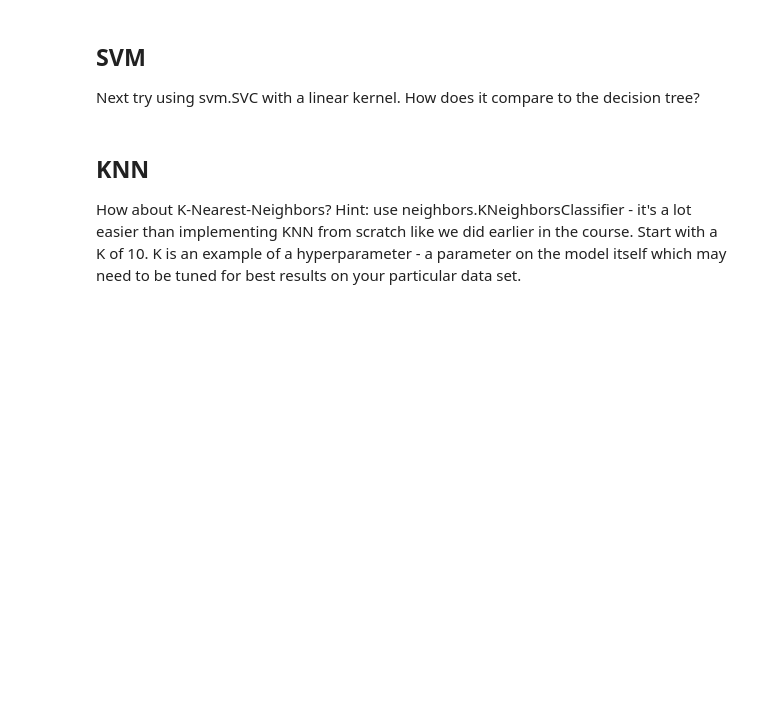
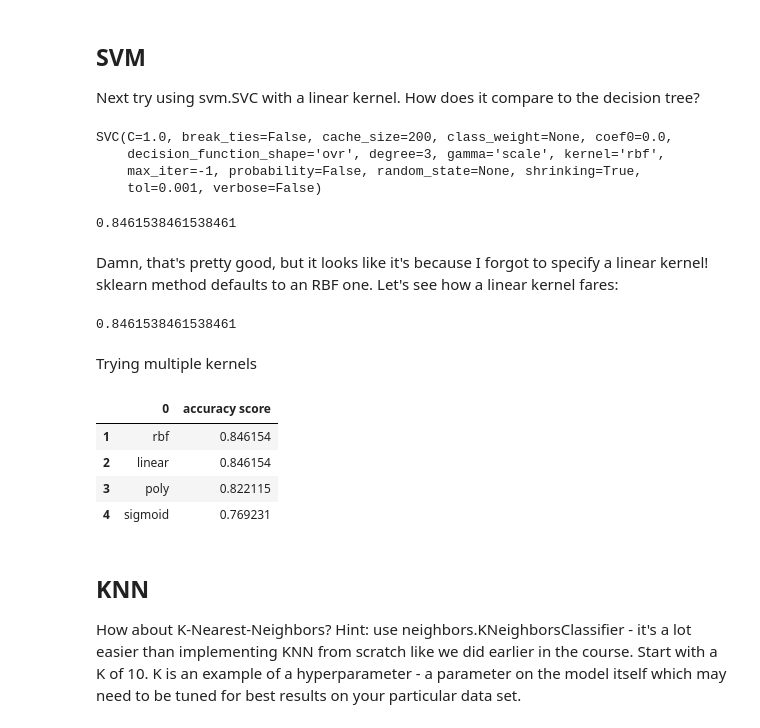
Before and after one commit to amontagut8/Adrians-Landfill, a Jupyter notebook: FinalProjectAssignment.ipynb, the cells around one changed output. Drawn from its saved outputs; the diff is of its cells as text; code cells hidden in the pictures; blank space fills up the shorter version.

```diff
--- a/FinalProjectAssignment.ipynb
+++ b/FinalProjectAssignment.ipynb
@@ -223,3 +223,14 @@ print(rf_cross_val_score.mean())
 ## SVM
 
 Next try using svm.SVC with a linear kernel. How does it compare to the decision tree?
+# %%
+from sklearn.svm import SVC
+
+svc_classifier = SVC()
+
+svc_classifier.fit(X_train, y_train)
+# %% [output]
+SVC(C=1.0, break_ties=False, cache_size=200, class_weight=None, coef0=0.0,
+    decision_function_shape='ovr', degree=3, gamma='scale', kernel='rbf',
+    max_iter=-1, probability=False, random_state=None, shrinking=True,
+    tol=0.001, verbose=False)
@@ -226,3 +239,54 @@ Next try using svm.SVC with a linear kernel. How does it compare to the decision
+# %%
+svc_accuracy = accuracy_score(svc_output, y_test)
+
+print(svc_accuracy)
+# %% [output]
+0.8461538461538461
+# %% [markdown]
+Damn, that's pretty good, but it looks like it's because I forgot to specify a linear kernel! sklearn method defaults to an RBF one. Let's see how a linear kernel fares:
+# %%
+svc_classifier_linear = SVC(kernel="linear")
+
+svc_classifier_linear.fit(X_train, y_train)
+
+svc_linear_output = svc_classifier_linear.predict(X_test)
+
+svc_accuracy_LINEAR = accuracy_score(svc_linear_output, y_test)
+
+print(svc_accuracy_LINEAR)
+# %% [output]
+0.8461538461538461
+# %% [markdown]
+Trying multiple kernels
+# %%
+kernels = ["rbf", "linear", "poly", "sigmoid"]
+
+accuracy_scores =[]
+
+for x in range(len(kernels)):
+        classifier = SVC(kernel=kernels[x])
+        classifier.fit(X_train, y_train)
+        classifier_output = classifier.predict(X_test)
+        classifier_accuracy = accuracy_score(classifier_output, y_test)
+        accuracy_scores.append(classifier_accuracy)
+
+#Combine both together
+
+accuracy_scores = pd.DataFrame(kernels, accuracy_scores)
+
+accuracy_scores["accuracy score"] = accuracy_scores.index
+
+accuracy_scores.index=[1,2,3,4]
+
+#accuracy_scores.rename(columns={0: "Kernel"})
+
+accuracy_scores
+# %% [output]
+|  | 0 | accuracy score |
+| 1 | rbf | 0.846154 |
+| 2 | linear | 0.846154 |
+| 3 | poly | 0.822115 |
+| 4 | sigmoid | 0.769231 |
 # %% [markdown]
 ## KNN
 How about K-Nearest-Neighbors? Hint: use neighbors.KNeighborsClassifier - it's a lot easier than implementing KNN from scratch like we did earlier in the course. Start with a K of 10. K is an example of a hyperparameter - a parameter on the model itself which may need to be tuned for best results on your particular data set.
```
Also changed, not shown: parts of 15 cells of this notebook.
